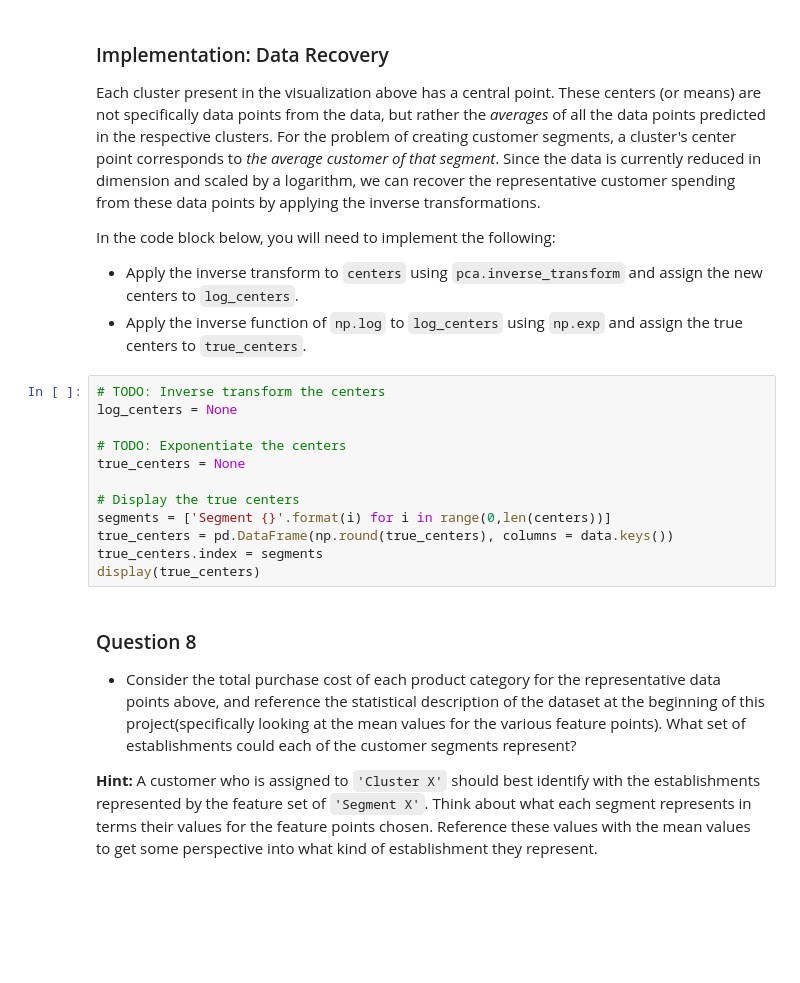
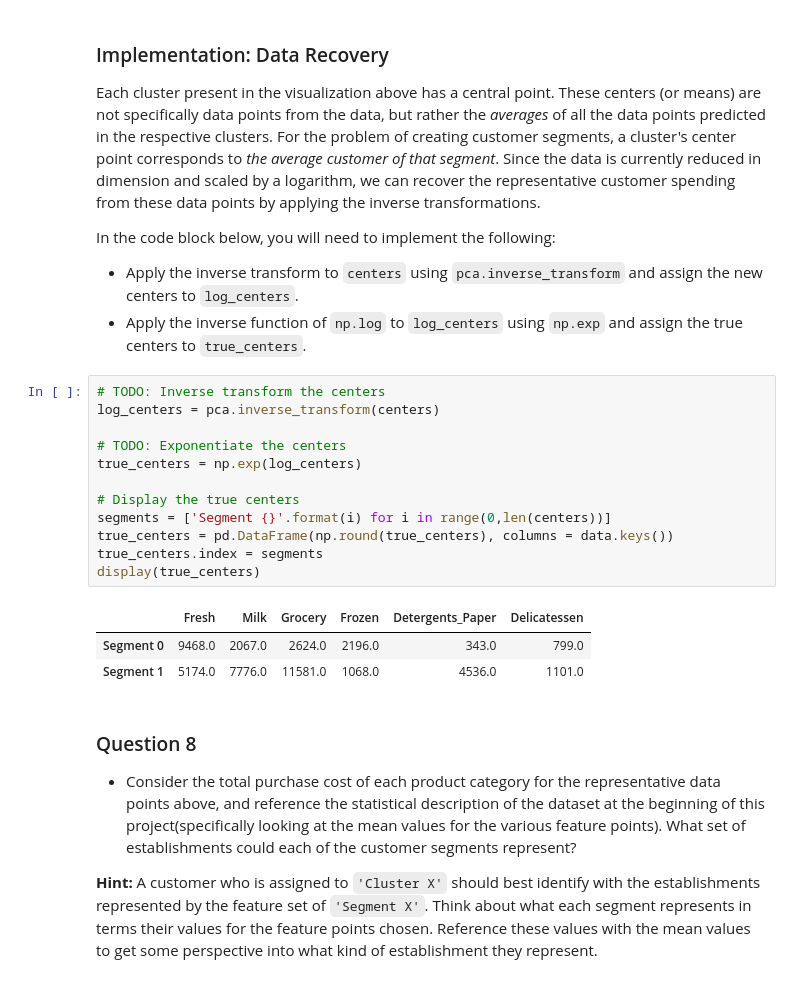
Before and after one commit to leogold/machine-learning, a Jupyter notebook: projects/customer_segments/customer_segments.ipynb, the cells around one changed output. Drawn from its saved outputs; the diff is of its cells as text; blank space fills up the shorter version.

```diff
--- a/projects/customer_segments/customer_segments.ipynb
+++ b/projects/customer_segments/customer_segments.ipynb
@@ -506,16 +538,20 @@ In the code block below, you will need to implement the following:
  - Apply the inverse function of `np.log` to `log_centers` using `np.exp` and assign the true centers to `true_centers`.
 # %%
 # TODO: Inverse transform the centers
-log_centers = None
+log_centers = pca.inverse_transform(centers)
 
 # TODO: Exponentiate the centers
-true_centers = None
+true_centers = np.exp(log_centers)
 
 # Display the true centers
 segments = ['Segment {}'.format(i) for i in range(0,len(centers))]
 true_centers = pd.DataFrame(np.round(true_centers), columns = data.keys())
 true_centers.index = segments
 display(true_centers)
+# %% [output]
+|  | Fresh | Milk | Grocery | Frozen | Detergents_Paper | Delicatessen |
+| Segment 0 | 9468.0 | 2067.0 | 2624.0 | 2196.0 | 343.0 | 799.0 |
+| Segment 1 | 5174.0 | 7776.0 | 11581.0 | 1068.0 | 4536.0 | 1101.0 |
 # %% [markdown]
 ### Question 8
 
```
Also changed, not shown: parts of 28 cells of this notebook, 1 other file.
